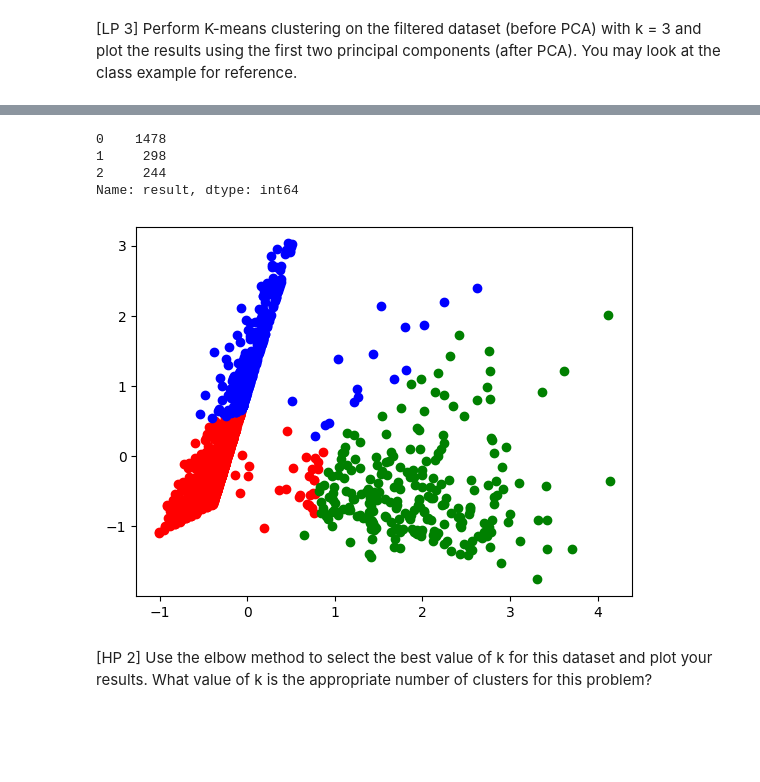
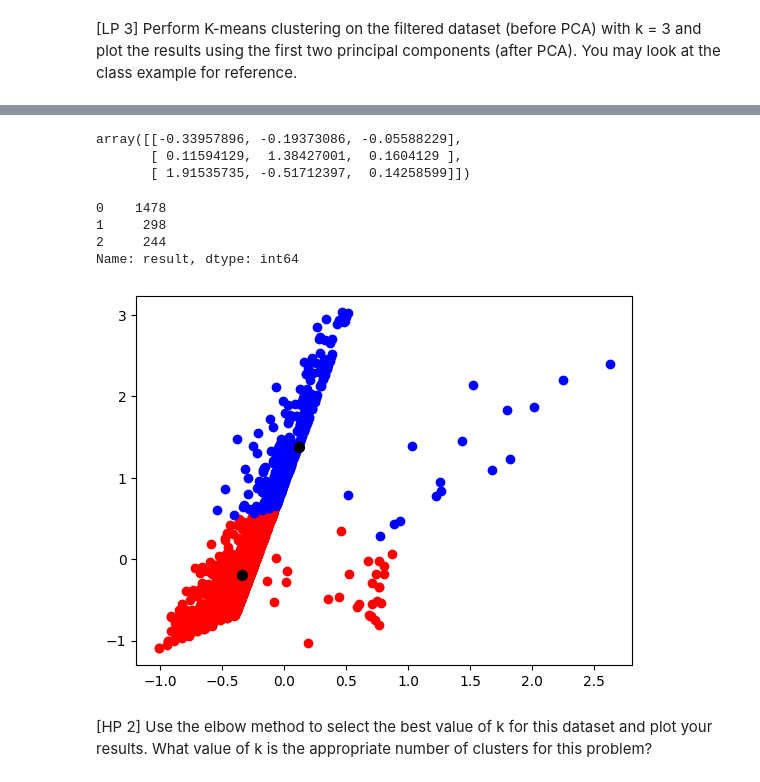
Before and after one commit to ankitajaswal/Cmpe255, a Jupyter notebook: HW2/Part2/HW 2 Part 2 - PCA and Clustering.ipynb, the cells around one changed output, grey strips where cells are left out. Cells and saved outputs as stored; diff of their text form; code cells hidden in the pictures; blank space fills up the shorter version.

```diff
--- a/HW2/Part2/HW 2 Part 2 - PCA and Clustering.ipynb
+++ b/HW2/Part2/HW 2 Part 2 - PCA and Clustering.ipynb
@@ -280,9 +289,8 @@ import pandas as pd
 
 kmeans = KMeans(n_clusters=3)
 #k means clustering on filtered dataset
-before = kmeans.fit_predict(clean_df)
-#using first two components
-after_pca_df = pd.DataFrame(bank_pca)
-after_pca_df['result'] = before
-after_pca_df.info()
+#predict labels of clusters
+labels = kmeans.fit_predict(clean_df)
+
+labels
 # %% [output]
@@ -299,0 +298,6 @@ memory usage: 55.4 KB
+# %%
+
+#using first two components
+bank_pca_df = pd.DataFrame(bank_pca)
+bank_pca_df['result'] = labels
+bank_pca_df.info()
@@ -300 +316,11 @@ memory usage: 55.4 KB
+# %%
+
+#cluster centers
+centroids = kmeans.cluster_centers_
+centroids_pca = pca.transform(centroids)
+centroids_pca
+# %% [output]
+array([[-0.33957896, -0.19373086, -0.05588229],
+       [ 0.11594129,  1.38427001,  0.1604129 ],
+       [ 1.91535735, -0.51712397,  0.14258599]])
 # %%
@@ -307,17 +333,17 @@ Name: result, dtype: int64
 # %%
 import matplotlib.pyplot as plt
 
-temp1 = after_pca_df[after_pca_df['result'] == 0]
-temp2 = after_pca_df[after_pca_df['result'] == 1]
-temp3 = after_pca_df[after_pca_df['result'] == 2]
-temp4 = after_pca_df[after_pca_df['result'] == 3]
+temp1 = bank_pca_df[bank_pca_df['result'] == 0]
+temp2 = bank_pca_df[bank_pca_df['result'] == 1]
+
 plt.scatter(temp1[0], temp1[1], color = 'r')
 plt.scatter(temp2[0], temp2[1], color = 'b')
-plt.scatter(temp3[0], temp3[1], color = 'g')
-plt.scatter(temp4[0], temp4[1], color = 'y')
+
+plt.scatter(centroids_pca[:2,0], centroids_pca[:2,1], s=50, color = 'k')
+
 plt.show()
 # %% [output]
-[figure, old version]
+[figure, new version]
 # %% [markdown]
 [HP 2] Use the elbow method to select the best value of k for this dataset and plot your results. What value of k is the appropriate number of clusters for this problem?
 # %%
```
Also changed, not shown: parts of 6 cells of this notebook.
